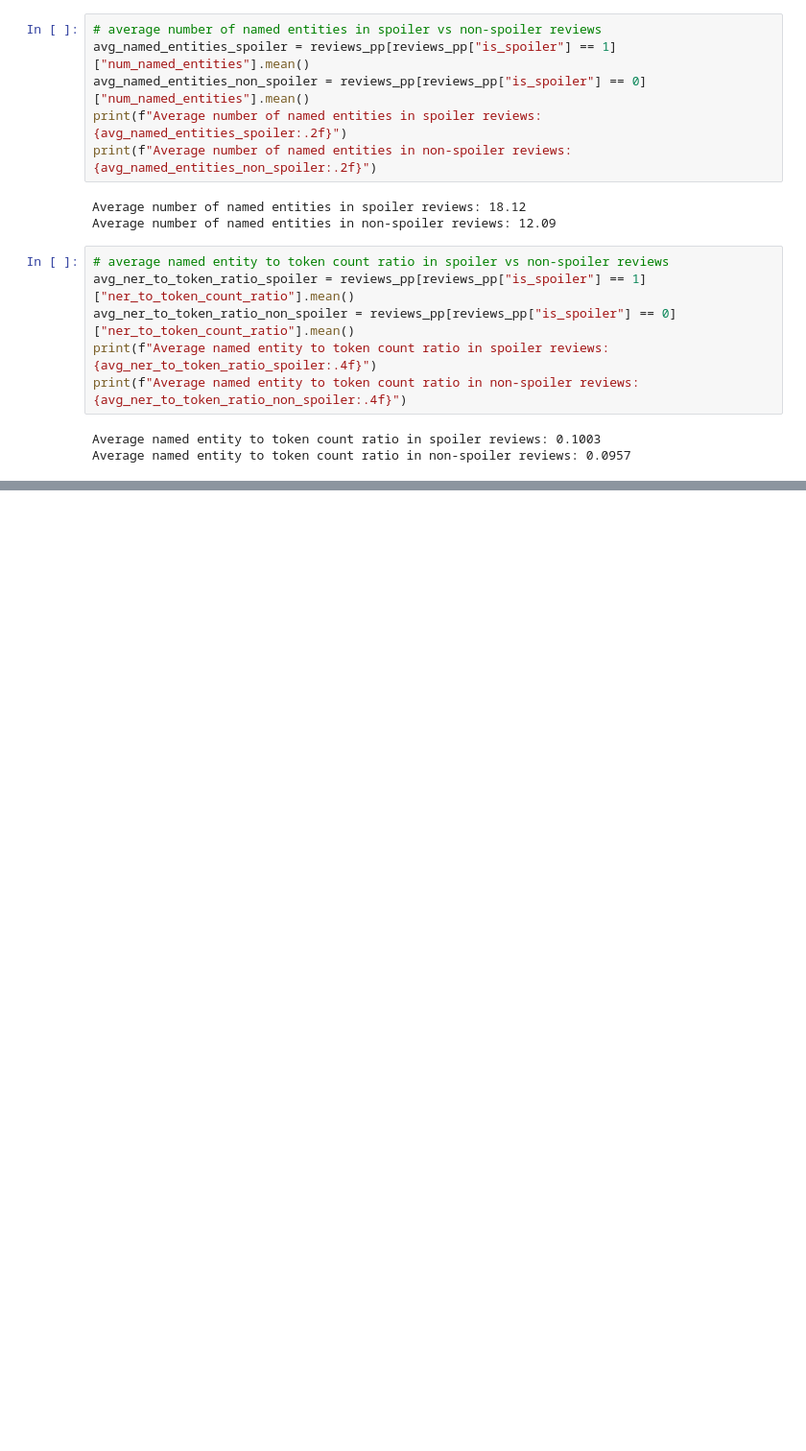
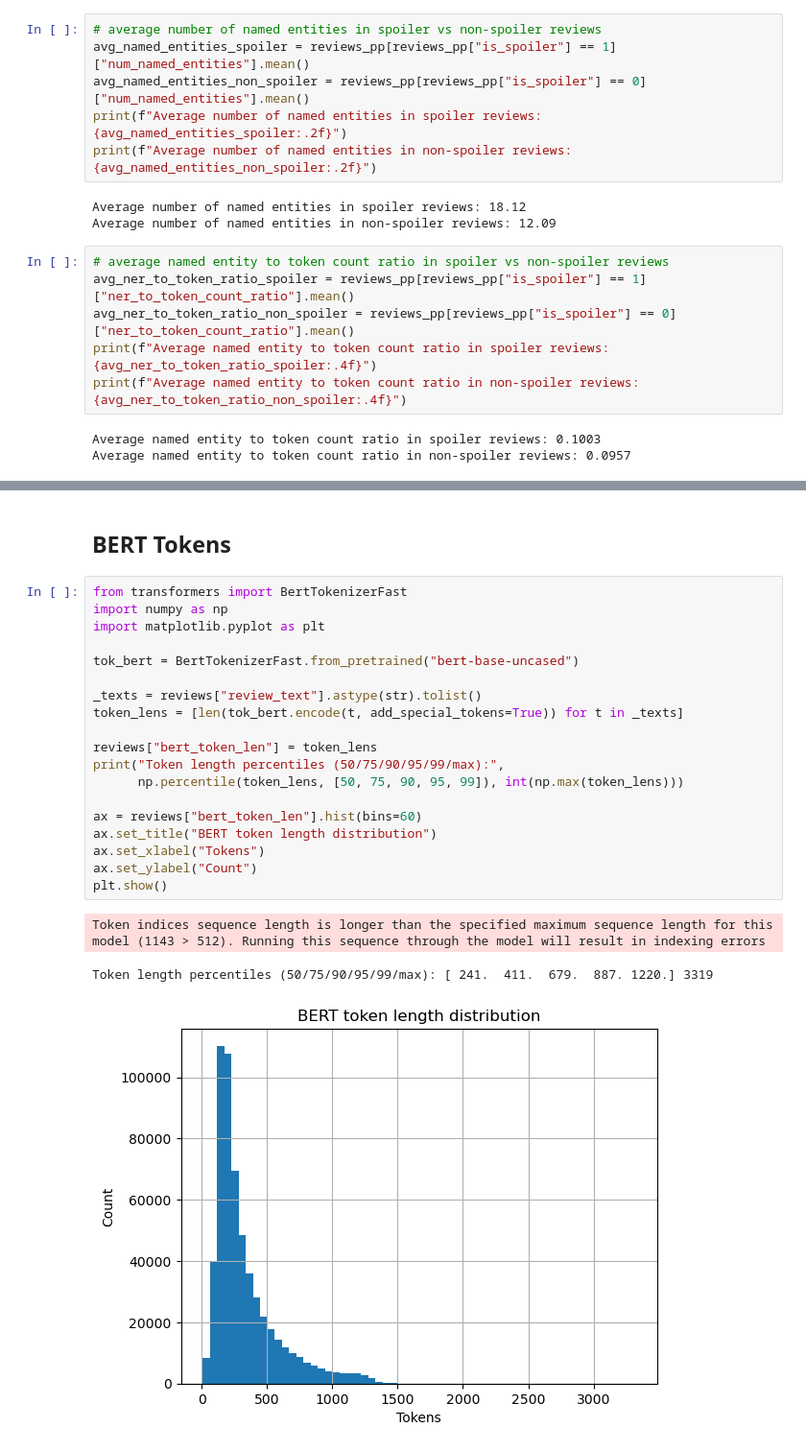
Before and after one commit to ayshmnmm/plot-protector, a Jupyter notebook: notebooks/01_eda.ipynb, the cells around one changed output, grey strips where cells are left out. Shown at 96% size. Cells and saved outputs as stored; diff of their text form; blank space fills up the shorter version.

Commit message:
BERT Token Lengths

```diff
--- a/notebooks/01_eda.ipynb
+++ b/notebooks/01_eda.ipynb
@@ -758,0 +757,25 @@ plt.legend()
+# %% [markdown]
+## BERT Tokens
+# %%
+from transformers import BertTokenizerFast
+import numpy as np
+import matplotlib.pyplot as plt
+
+tok_bert = BertTokenizerFast.from_pretrained("bert-base-uncased")
+
+_texts = reviews["review_text"].astype(str).tolist()
+token_lens = [len(tok_bert.encode(t, add_special_tokens=True)) for t in _texts]
+
+reviews["bert_token_len"] = token_lens
+print("Token length percentiles (50/75/90/95/99/max):",
+      np.percentile(token_lens, [50, 75, 90, 95, 99]), int(np.max(token_lens)))
+
+ax = reviews["bert_token_len"].hist(bins=60)
+ax.set_title("BERT token length distribution")
+ax.set_xlabel("Tokens")
+ax.set_ylabel("Count")
+plt.show()
+# %% [output]
+Token indices sequence length is longer than the specified maximum sequence length for this model (1143 > 512). Running this sequence through the model will result in indexing errors
+Token length percentiles (50/75/90/95/99/max): [ 241.  411.  679.  887. 1220.] 3319
+[figure, added]
```
Also changed, not shown: parts of 10 cells of this notebook, 1 other file.
